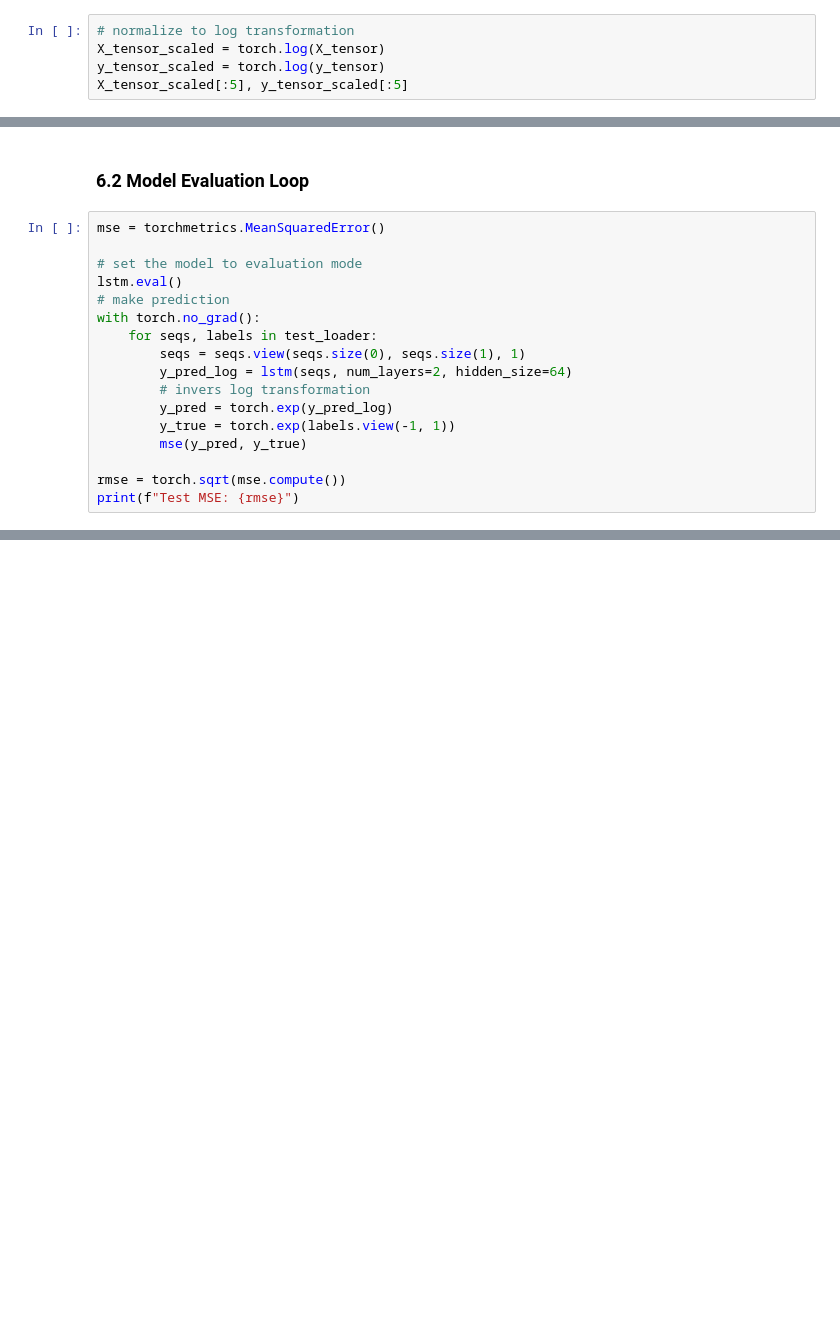
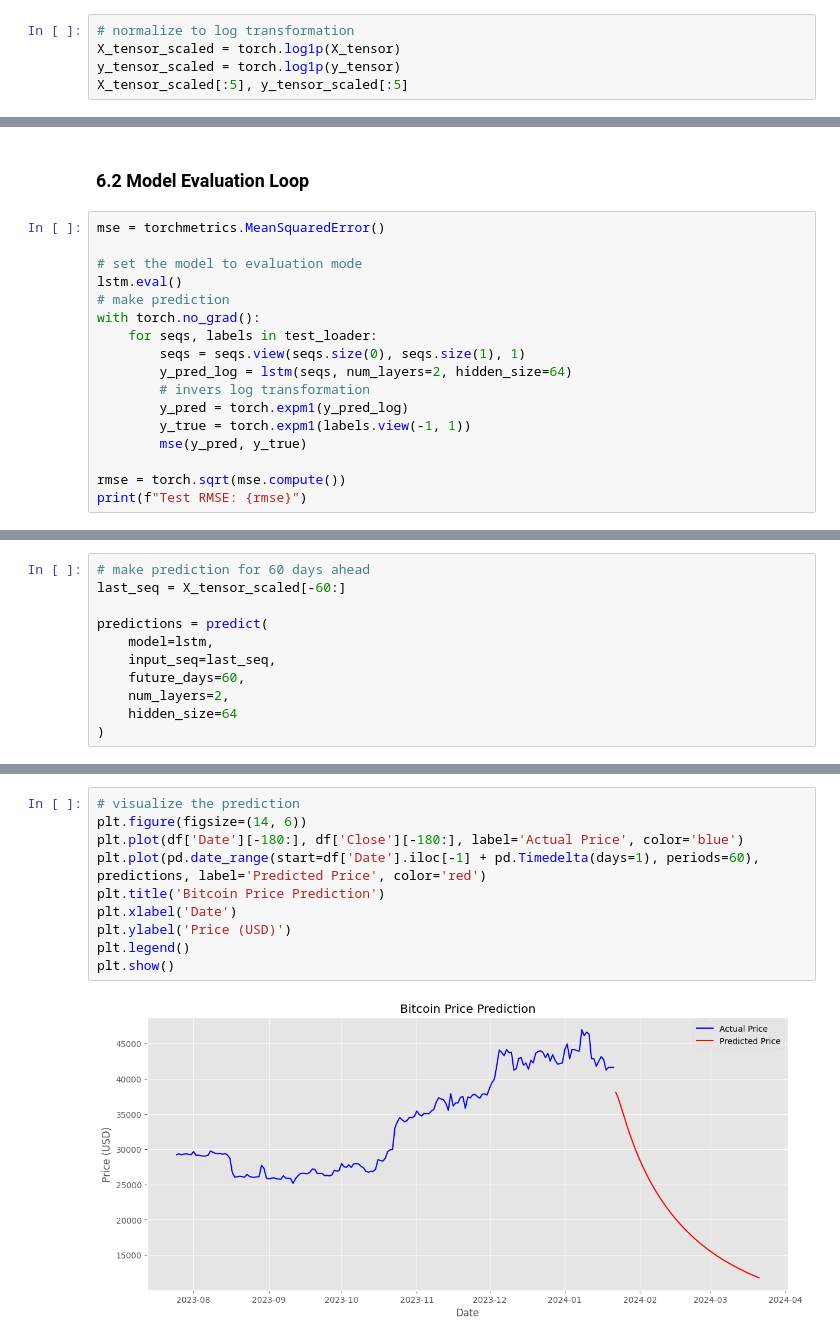
Before and after one commit to ArovaSyams/Bitcoin-Price-Prediction-with-LSTM, a Jupyter notebook: Notebook.ipynb, the cells around one changed output, grey strips where cells are left out. Cells and saved outputs as stored; diff of their text form; blank space fills up the shorter version.

Commit message:
make prediction for BTC price and visuallize it

```diff
--- a/Notebook.ipynb
+++ b/Notebook.ipynb
@@ -241,7 +241,7 @@ X_tensor.shape, y_tensor.shape
 (torch.Size([3382, 30]), torch.Size([3382]))
 # %%
 # normalize to log transformation
-X_tensor_scaled = torch.log(X_tensor)
-y_tensor_scaled = torch.log(y_tensor)
+X_tensor_scaled = torch.log1p(X_tensor)
+y_tensor_scaled = torch.log1p(y_tensor)
 X_tensor_scaled[:5], y_tensor_scaled[:5]
 # %% [output]
@@ -372,10 +386,10 @@ with torch.no_grad():
         seqs = seqs.view(seqs.size(0), seqs.size(1), 1)
         y_pred_log = lstm(seqs, num_layers=2, hidden_size=64)
         # invers log transformation
-        y_pred = torch.exp(y_pred_log)
-        y_true = torch.exp(labels.view(-1, 1))
+        y_pred = torch.expm1(y_pred_log)
+        y_true = torch.expm1(labels.view(-1, 1))
         mse(y_pred, y_true)
 
 rmse = torch.sqrt(mse.compute())
-print(f"Test MSE: {rmse}")
+print(f"Test RMSE: {rmse}")
 # %% [output]
@@ -382,0 +430,11 @@ Test MSE: 1354.7027587890625
+# %%
+# make prediction for 60 days ahead
+last_seq = X_tensor_scaled[-60:]
+
+predictions = predict(
+    model=lstm,
+    input_seq=last_seq,
+    future_days=60,
+    num_layers=2,
+    hidden_size=64
+)
@@ -382,0 +446,12 @@ Test MSE: 1354.7027587890625
+# %%
+# visualize the prediction
+plt.figure(figsize=(14, 6))
+plt.plot(df['Date'][-180:], df['Close'][-180:], label='Actual Price', color='blue')
+plt.plot(pd.date_range(start=df['Date'].iloc[-1] + pd.Timedelta(days=1), periods=60), predictions, label='Predicted Price', color='red')
+plt.title('Bitcoin Price Prediction')
+plt.xlabel('Date')
+plt.ylabel('Price (USD)')
+plt.legend()
+plt.show()
+# %% [output]
+[figure, added]
```
Also changed, not shown: parts of 10 cells of this notebook, 1 other file.
